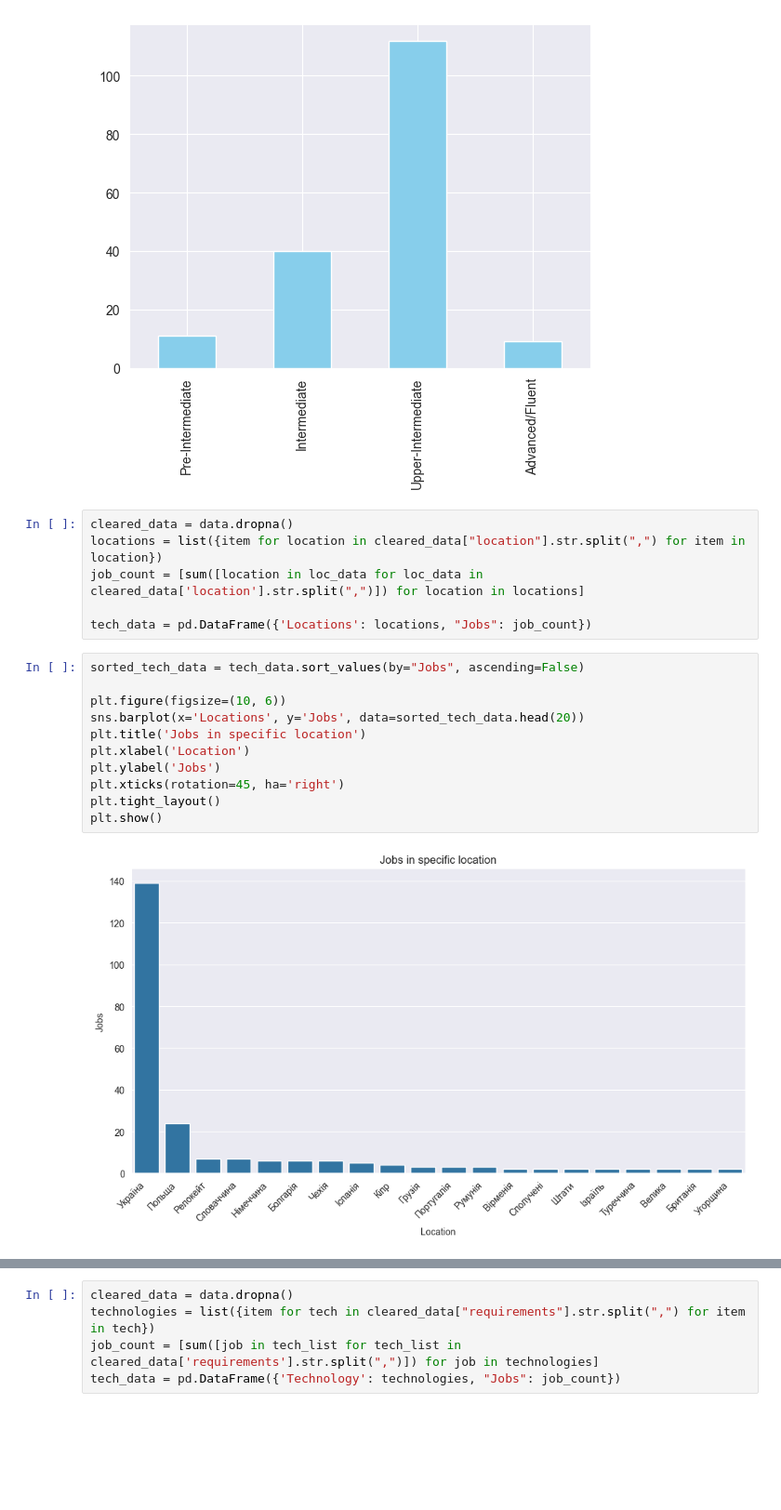
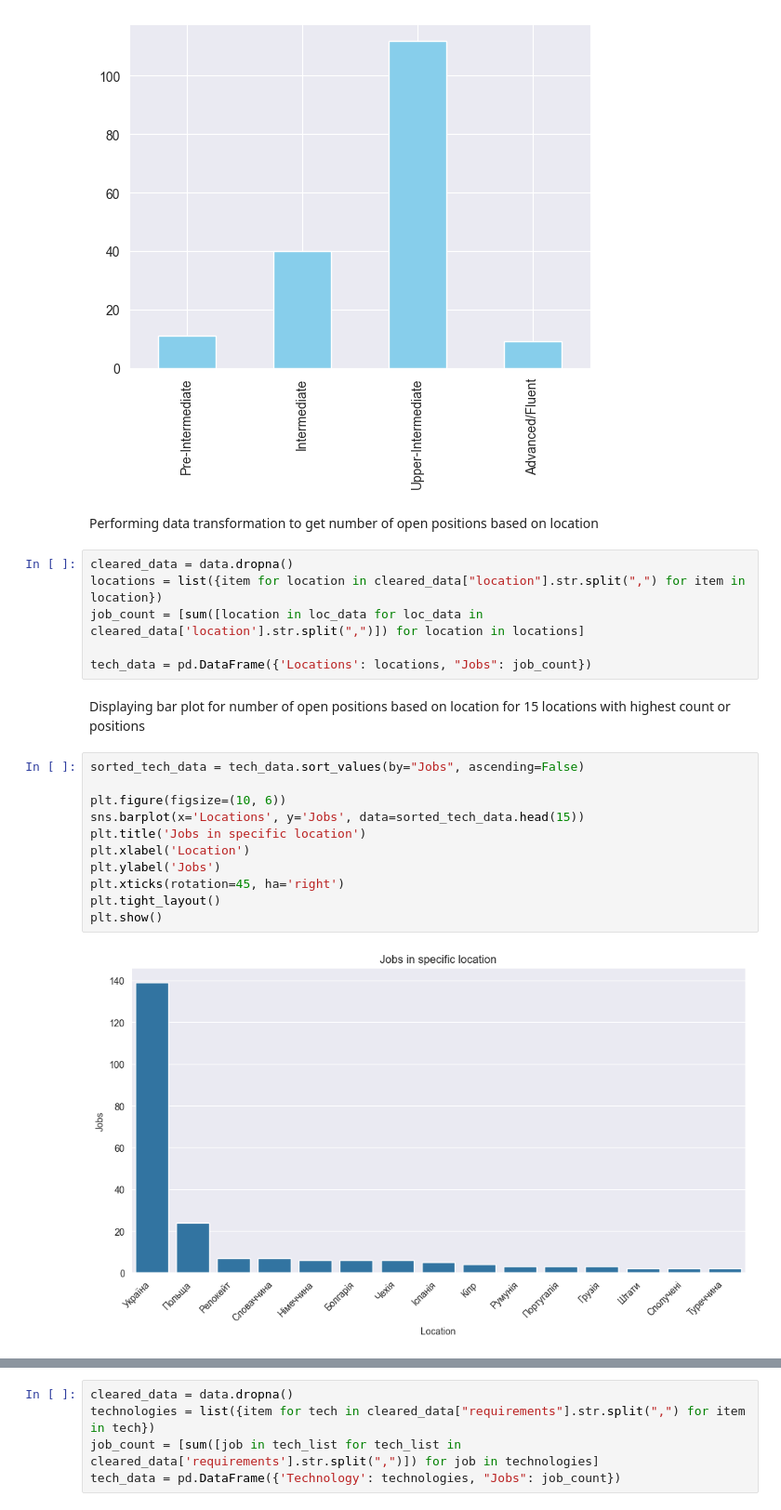
Before and after one commit to Naz-iv/py-scrape-and-analyze-djinni, a Jupyter notebook: anylize/analyze_job_market.ipynb, the cells around one changed output, grey strips where cells are left out. Shown at 93% size. Saved outputs shown, nothing was run; the diff lists cells and outputs as text; blank space fills up the shorter version.

```diff
--- a/anylize/analyze_job_market.ipynb
+++ b/anylize/analyze_job_market.ipynb
@@ -50,22 +54,26 @@ data["english_level"].value_counts().sort_index().plot(kind='bar', color='skyblu
 # %% [output]
 <Axes: >
 [figure]
+# %% [markdown]
+Performing data transformation to get number of open positions based on location
 # %%
 cleared_data = data.dropna()
 locations = list({item for location in cleared_data["location"].str.split(",") for item in location})
 job_count = [sum([location in loc_data for loc_data in cleared_data['location'].str.split(",")]) for location in locations]
 
 tech_data = pd.DataFrame({'Locations': locations, "Jobs": job_count})
+# %% [markdown]
+Displaying bar plot for number of open positions based on location for 15 locations with highest count or positions
 # %%
 sorted_tech_data = tech_data.sort_values(by="Jobs", ascending=False)
 
 plt.figure(figsize=(10, 6))
-sns.barplot(x='Locations', y='Jobs', data=sorted_tech_data.head(20))
+sns.barplot(x='Locations', y='Jobs', data=sorted_tech_data.head(15))
 plt.title('Jobs in specific location')
 plt.xlabel('Location')
 plt.ylabel('Jobs')
 plt.xticks(rotation=45, ha='right')
 plt.tight_layout()
 plt.show()
 # %% [output]
-[figure, old version]
+[figure, new version]
```
Also changed, not shown: parts of 6 cells of this notebook, 9 other files.
